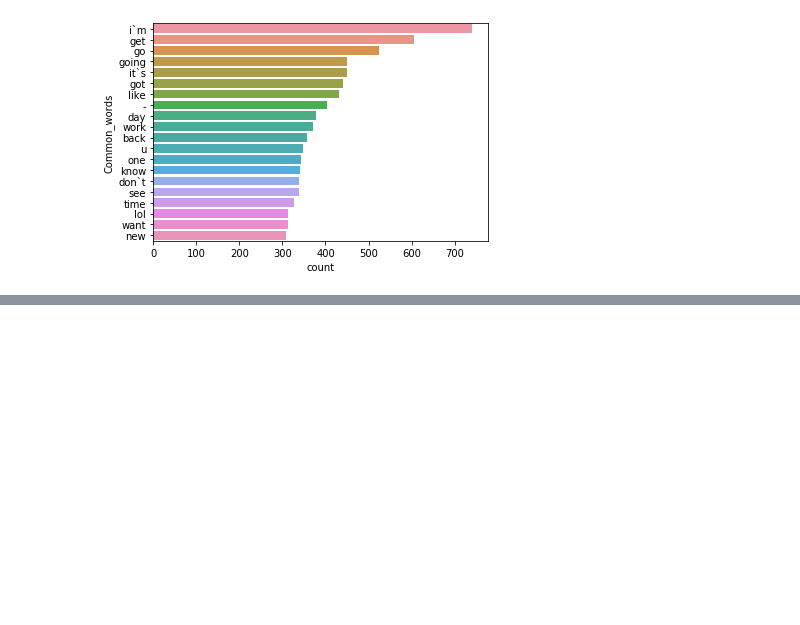
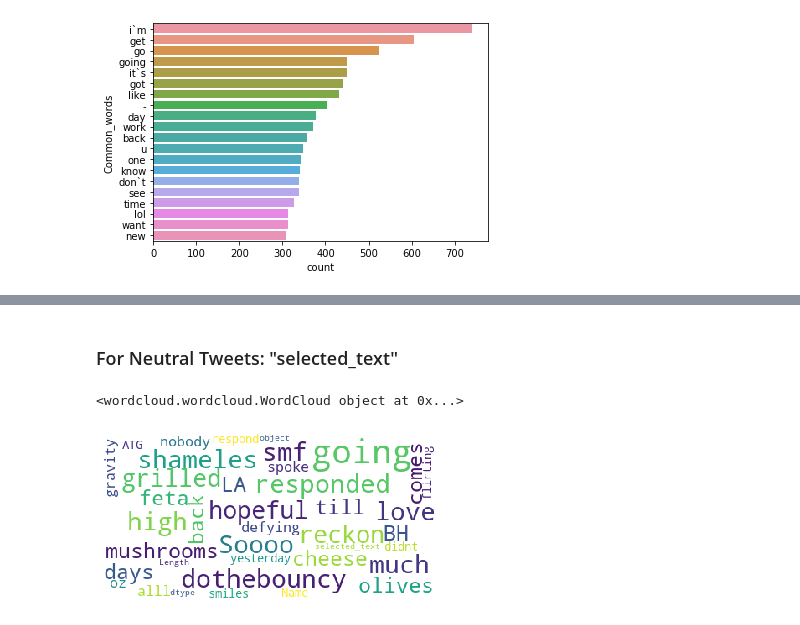
Before and after one commit to saitej09/SpringboardProjects, a Jupyter notebook: capstone-2/EDA.ipynb, the cells around one changed output, grey strips where cells are left out. Saved outputs shown, nothing was run; the diff lists cells and outputs as text; code cells hidden in the pictures; blank space fills up the shorter version.

```diff
--- a/capstone-2/EDA.ipynb
+++ b/capstone-2/EDA.ipynb
@@ -487,0 +513,20 @@ sns.barplot(x="count", y="Common_words", data=temp)
+# %% [markdown]
+### For Neutral Tweets: "selected_text"
+# %%
+stopwords = set(STOPWORDS)
+
+wordcloud = WordCloud(
+                          background_color='white',
+                          stopwords=stopwords,
+                          max_words=200,
+                          max_font_size=40,
+                          random_state=42
+                         ).generate(str(neutral_df['selected_text']))
+print(wordcloud)
+fig = plt.figure(1)
+plt.imshow(wordcloud)
+plt.axis('off')
+plt.show()
+# %% [output]
+<wordcloud.wordcloud.WordCloud object at 0x...>
+[figure, added]
```
Also changed, not shown: parts of 25 cells of this notebook, 8 other files.
